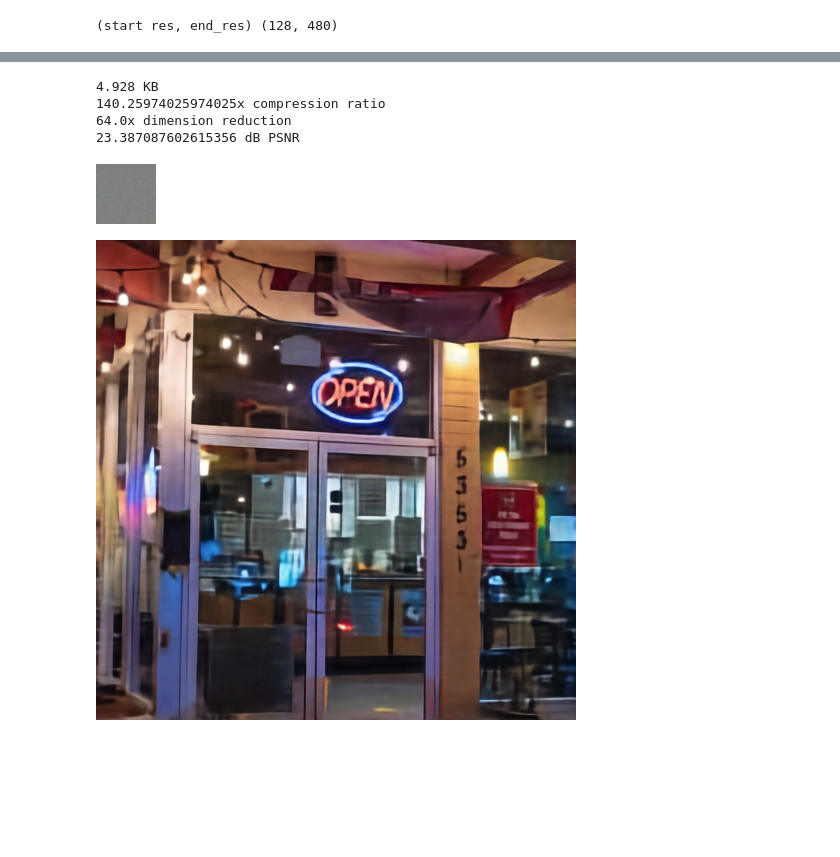
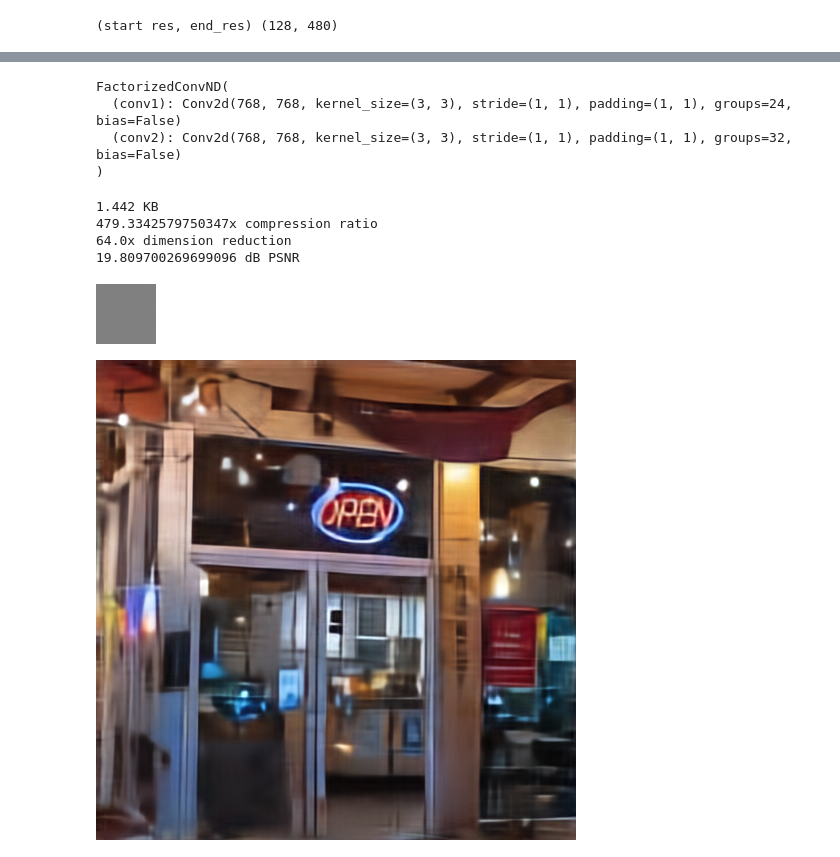
Before and after one commit to danjacobellis/autodance, a Jupyter notebook: dance_rgb.ipynb, the cells around one changed output, grey strips where cells are left out. Cells and saved outputs as stored; diff of their text form; code cells hidden in the pictures; blank space fills up the shorter version.

```diff
--- a/dance_rgb.ipynb
+++ b/dance_rgb.ipynb
@@ -19,23 +19,22 @@ dataset = datasets.load_dataset("danjacobellis/LSDIR")
 # %%
 config = SimpleNamespace()
 config.F = 16
-config.latent_dim = 12
+config.latent_dim = 12;
 config.input_channels = 3
-config.encoder_depth = 8
+config.encoder_depth = 4
 config.encoder_kernel_size = 5
 config.decoder_depth = 8
 config.lightweight_encode = True
 config.lightweight_decode = False
+config.freeze_encoder_after = 0.7
 config.λ = 3e-2
-config.lr_pow = 2
-config.encoder_epochs = 50
-config.epochs = 36
-config.progressive_sizes = [16 * int(s) for s in 2 ** (np.linspace(3, 4.95, config.epochs))]
+config.lr_pow = 6
+config.epochs = 100
+config.progressive_sizes = [16*int(s) for s in 2**(np.linspace(3,4.95,config.epochs))];
 config.batch_size = 16
-config.max_lr = (64 / config.batch_size) * 1e-3
+config.max_lr = (64/config.batch_size)*1e-3
 config.min_lr = config.max_lr / 1e3
 config.num_workers = 32
-config.encoder_steps = config.encoder_epochs * (dataset['train'].num_rows // config.batch_size)
 config.total_steps = config.epochs * (dataset['train'].num_rows // config.batch_size)
 config.checkpoint = False
 print(f"(start res, end_res) {(config.progressive_sizes[0], config.progressive_sizes[-1])}")
@@ -88,8 +82,7 @@ def collate_fn(batch, epoch):
         for sample in batch
     ]).to(torch.float)/127.5 - 1.0
 # %%
-learning_rates_enc = [optimizer_enc.param_groups[0]['lr']]
-learning_rates_dec = [optimizer_dec.param_groups[0]['lr']]
+learning_rates = [optimizer.param_groups[0]['lr']]
 mb = master_bar(range(config.epochs))
 losses = []
 rate_losses = []
@@ -110,7 +103,7 @@ for i_epoch in mb:
     pb = progress_bar(dataloader_train, parent=mb)
     for i_batch, x in enumerate(pb):
         x = x.to(device)
-        if i_epoch < config.encoder_epochs:
+        if i_epoch/config.epochs <= config.freeze_encoder_after :
             # Soft quantization with additive noise
             z = model.encode(x)
             z_noisy = model.quantize(z)
@@ -129,20 +122,11 @@ for i_epoch in mb:
         rate_losses.append(rate.item())
         total_loss = mse_loss + config.λ * rate
         total_loss.backward()
-
-        if i_epoch < config.encoder_epochs:
-            optimizer_enc.step()
-            optimizer_enc.zero_grad()
-            sched_enc.step()
-            learning_rates_enc.append(optimizer_enc.param_groups[0]['lr'])
-
-        optimizer_dec.step()
-        optimizer_dec.zero_grad()
-        sched_dec.step()
-        learning_rates_dec.append(optimizer_dec.param_groups[0]['lr'])
-
-        pb.comment = (f"PSNR: {-10 * losses[-1] + 6.02:.3g}, R: {rate:.2g}, "
-                      f"LR_enc: {learning_rates_enc[-1]:.2g}, LR_dec: {learning_rates_dec[-1]:.2g}")
+        optimizer.step()
+        optimizer.zero_grad()
+        schedule.step()
+        learning_rates.append(optimizer.param_groups[0]['lr'])
+        pb.comment = (f"PSNR: {-10*losses[-1]+6.02:.3g}, R: {rate:.2g}, LR: {learning_rates[-1]:.2g}")
         global_step += 1
 
     torch.save({
@@ -172,3 +157,11 @@ plt.show()
+# %%
+# this was before i fixed the kernel_size arg, so kernel_size is 3
+model.encoder_blocks[0].conv1
+# %% [output]
+FactorizedConvND(
+  (conv1): Conv2d(768, 768, kernel_size=(3, 3), stride=(1, 1), padding=(1, 1), groups=24, bias=False)
+  (conv2): Conv2d(768, 768, kernel_size=(3, 3), stride=(1, 1), padding=(1, 1), groups=32, bias=False)
+)
 # %%
 torch.save({
     'config': config,
@@ -185,39 +178,37 @@ orig_dim = x.numel()
 if True:
     model.eval()
     with torch.no_grad():
         z = model.encode(x)
         latent = model.quantize.compand(z).round()
     webp = latent_to_pil(latent.cpu(),n_bits=8, C=3)
     buff = io.BytesIO()
     webp[0].save(buff, format='WEBP', lossless=True)
     size_bytes = len(buff.getbuffer())
     print(f"{size_bytes/1e3} KB")
     print(f"{orig_dim/size_bytes}x compression ratio")
     print(f"{orig_dim/latent.numel()}x dimension reduction")
     latent_decoded = pil_to_latent(webp, N=config.latent_dim, n_bits=8, C=3).to(device)
 else:
     model.train()
     with torch.no_grad():
         z = model.encode(x)
         latent_decoded = model.quantize(z)
 
 with torch.no_grad():
     x_hat = model.decode(latent_decoded)
-    if config.post_filter:
-        x_hat = model.post_filter(x_hat)
     x_hat = x_hat.clamp(-1,1)
 mse = torch.nn.functional.mse_loss(x,x_hat)
 PSNR = -10*mse.log10().item() + 6.02
 print(f"{PSNR} dB PSNR")
 display(webp[0])
 ToPILImage()(x_hat[0]/2+0.5)
 # %% [output]
-4.928 KB
-140.25974025974025x compression ratio
+1.442 KB
+479.3342579750347x compression ratio
 64.0x dimension reduction
-23.387087602615356 dB PSNR
+19.809700269699096 dB PSNR
 [figure]
-[figure, old version]
+[figure, new version]
 # %%
 from torch.distributions import Categorical
 x_int8 = torch.tensor(np.array(webp[0]))
```
Also changed, not shown: parts of 7 cells of this notebook, 1 other file.
